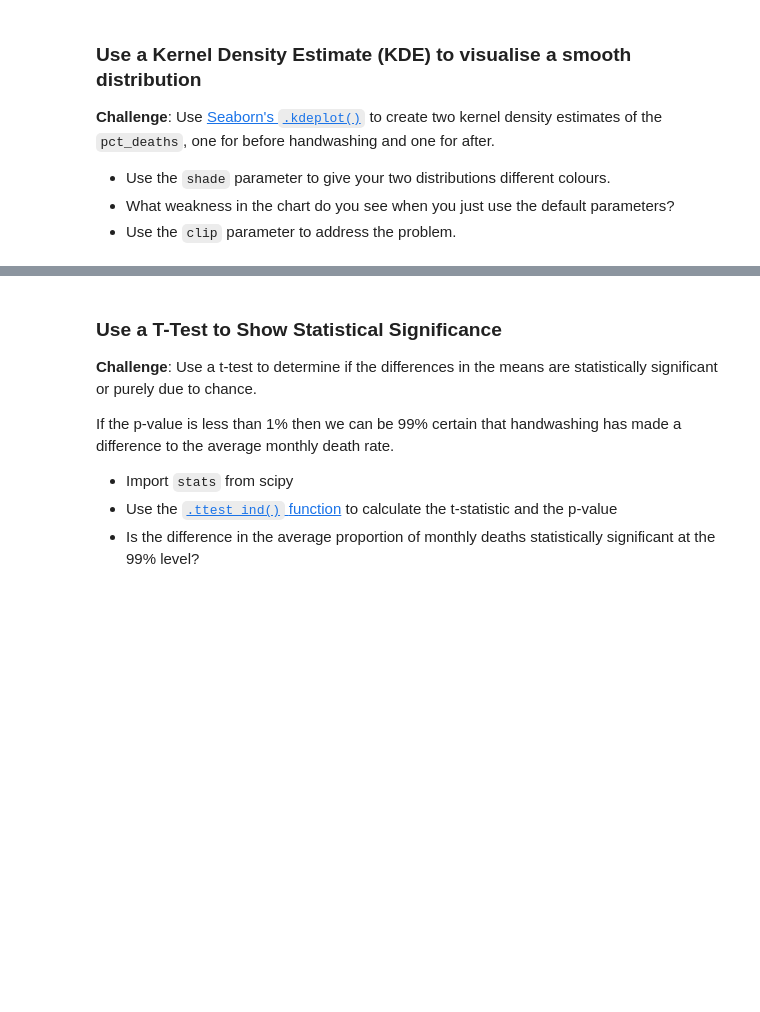
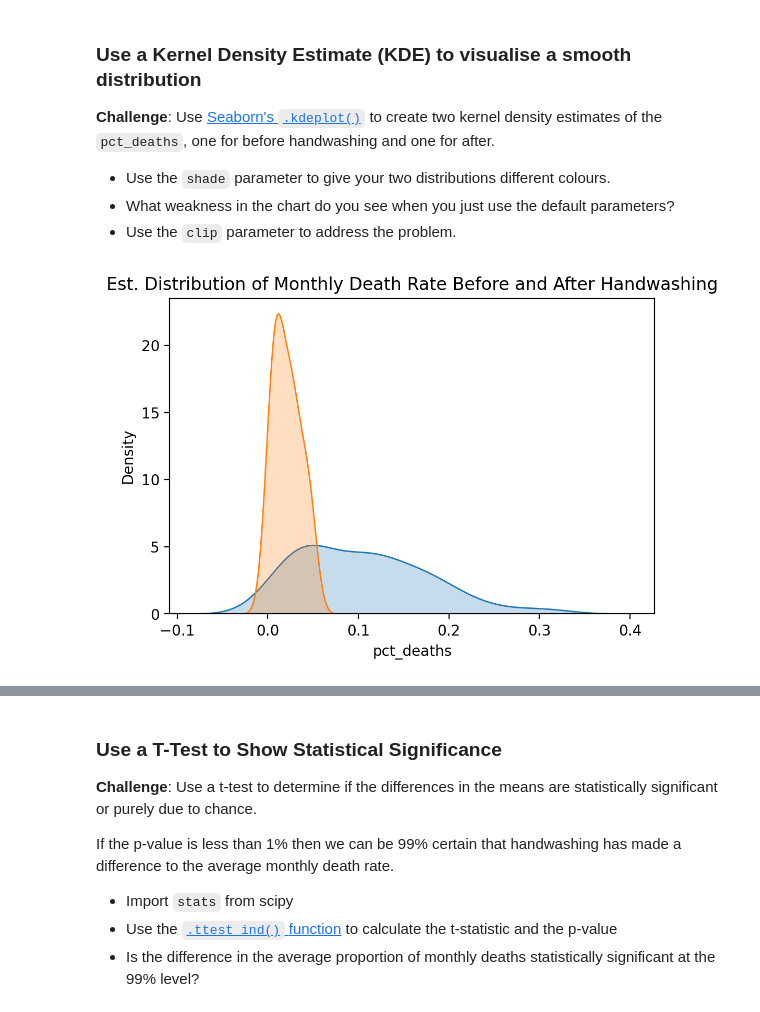
Before and after one commit to TravisLeeWolf/100DaysPython, a Jupyter notebook: Code Days/79 - t-tests & Distributions/Dr_Semmelweis_Handwashing_Discovery.ipynb, the cells around one changed output, grey strips where cells are left out. Saved outputs shown, nothing was run; the diff lists cells and outputs as text; code cells hidden in the pictures; blank space fills up the shorter version.

```diff
--- a/Code Days/79 - t-tests & Distributions/Dr_Semmelweis_Handwashing_Discovery.ipynb
+++ b/Code Days/79 - t-tests & Distributions/Dr_Semmelweis_Handwashing_Discovery.ipynb
@@ -313,3 +452,12 @@ handwashing_start = pd.to_datetime('1847-06-01')
 * Use the `shade` parameter to give your two distributions different colours.
 * What weakness in the chart do you see when you just use the default parameters?
 * Use the `clip` parameter to address the problem.
+# %%
+plt.figure(dpi=200)
+# By default the distribution estimate includes a negative death rate!
+sns.kdeplot(before_washing.pct_deaths, shade=True)
+sns.kdeplot(after_washing.pct_deaths, shade=True)
+plt.title('Est. Distribution of Monthly Death Rate Before and After Handwashing')
+plt.show()
+# %% [output]
+[figure, added]
```
Also changed, not shown: parts of 15 cells of this notebook.
